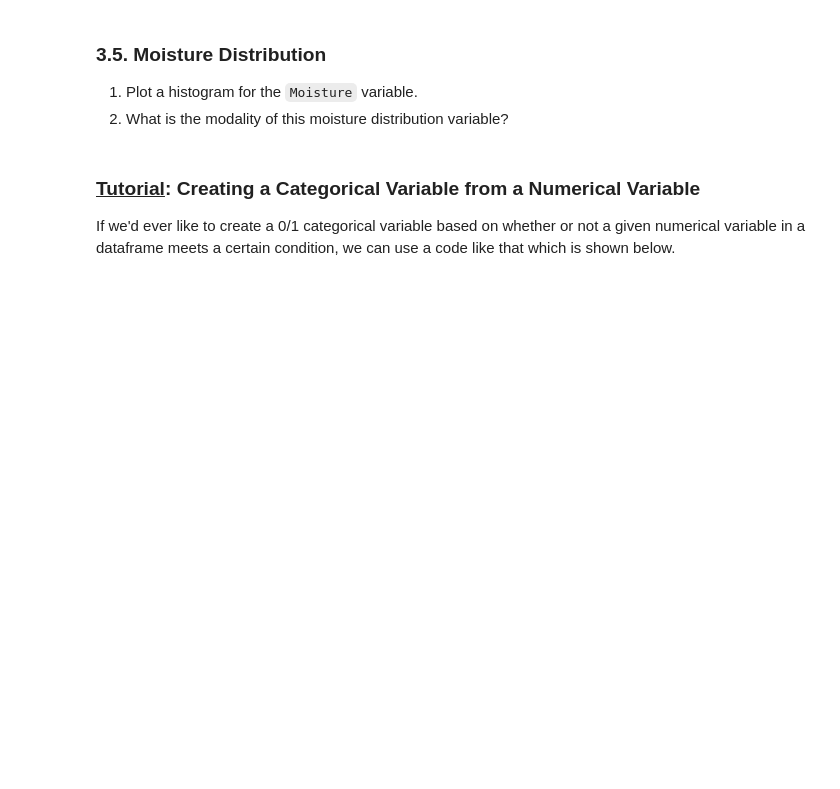
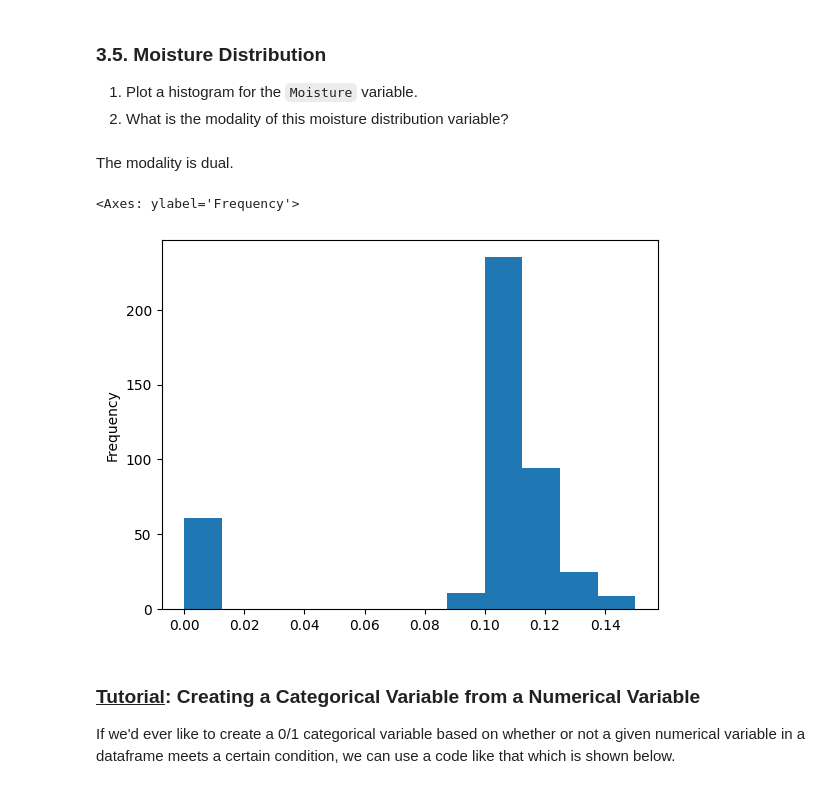
Before and after one commit to ryguy2k4/stat207, a Jupyter notebook: lab_05/lab_05_individual.ipynb, the cells around one changed output. Cells and saved outputs as stored; diff of their text form; code cells hidden in the pictures; blank space fills up the shorter version.

```diff
--- a/lab_05/lab_05_individual.ipynb
+++ b/lab_05/lab_05_individual.ipynb
@@ -312,6 +326,13 @@ Which of our two categorical explanatory variables has a stronger association wi
 
 1. Plot a histogram for the `Moisture` variable.
 2. What is the modality of this moisture distribution variable?
+# %% [markdown]
+The modality is dual.
+# %%
+df_train["Data_Scores_Moisture"].plot.hist(bins=12)
+# %% [output]
+<Axes: ylabel='Frequency'>
+[figure, added]
 # %% [markdown]
 ### <u>Tutorial</u>: Creating a Categorical Variable from a Numerical Variable
 If we'd ever like to create a 0/1 categorical variable based on whether or not a given numerical variable in a dataframe meets a certain condition, we can use a code like that which is shown below.
```
Also changed, not shown: parts of 12 cells of this notebook.
